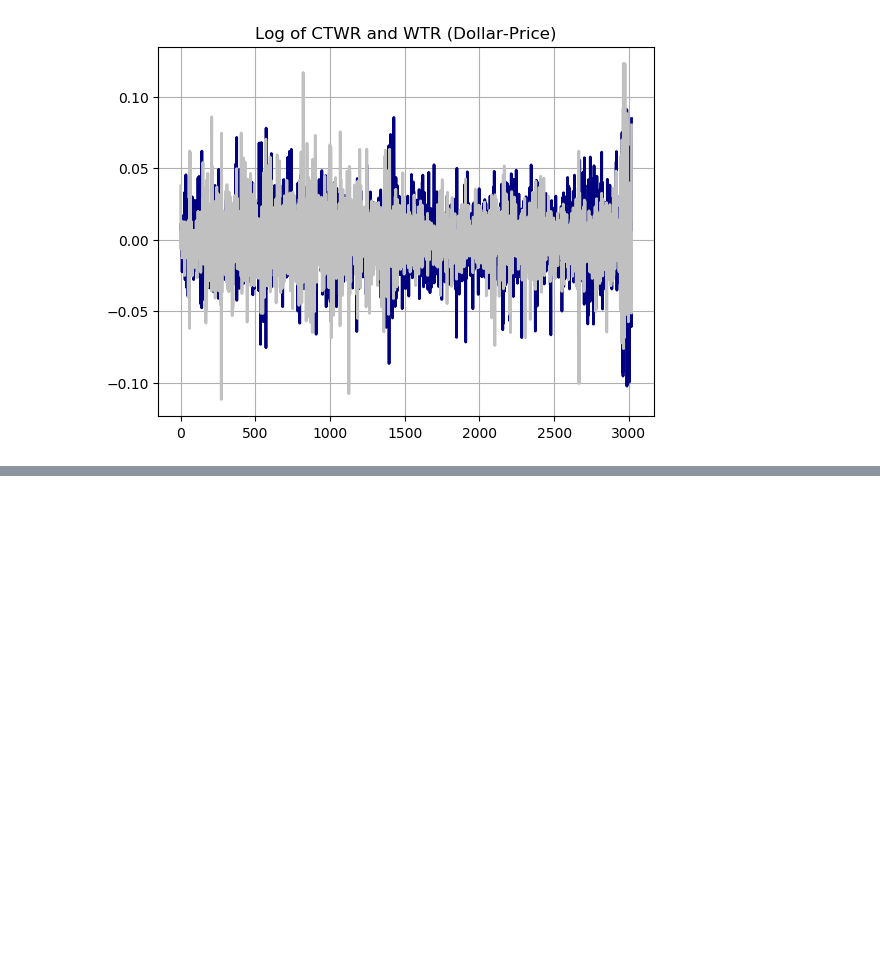
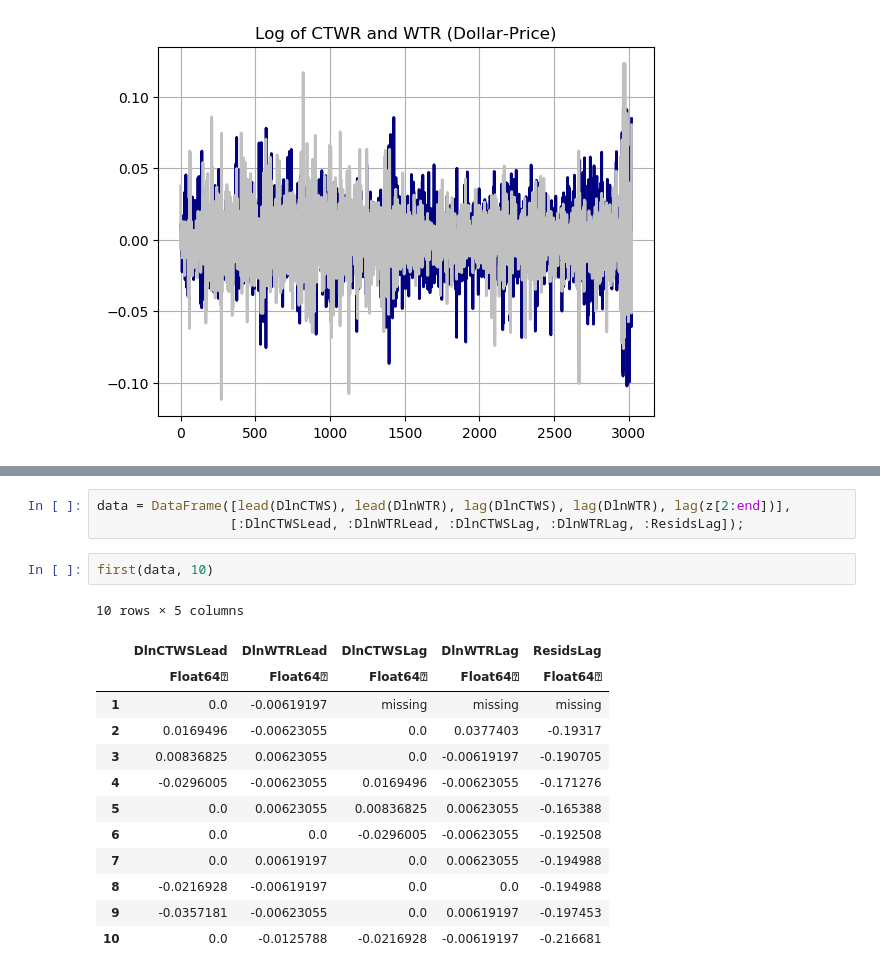
Before and after one commit to AlexOllerton/FinancialEconometics, a Jupyter notebook: Project I (Pair Trading).ipynb, the cells around one changed output, grey strips where cells are left out. Drawn from its saved outputs; the diff is of its cells as text; blank space fills up the shorter version.

```diff
--- a/Project I (Pair Trading).ipynb
+++ b/Project I (Pair Trading).ipynb
@@ -193,0 +223,19 @@ plt.grid(true);
+# %%
+data = DataFrame([lead(DlnCTWS), lead(DlnWTR), lag(DlnCTWS), lag(DlnWTR), lag(z[2:end])],
+                 [:DlnCTWSLead, :DlnWTRLead, :DlnCTWSLag, :DlnWTRLag, :ResidsLag]);
+# %%
+first(data, 10)
+# %% [output]
+10 rows × 5 columns
+|  | DlnCTWSLead | DlnWTRLead | DlnCTWSLag | DlnWTRLag | ResidsLag |
+|  | Float64⍰ | Float64⍰ | Float64⍰ | Float64⍰ | Float64⍰ |
+| 1 | 0.0 | -0.00619197 | missing | missing | missing |
+| 2 | 0.0169496 | -0.00623055 | 0.0 | 0.0377403 | -0.19317 |
+| 3 | 0.00836825 | 0.00623055 | 0.0 | -0.00619197 | -0.190705 |
+| 4 | -0.0296005 | -0.00623055 | 0.0169496 | -0.00623055 | -0.171276 |
+| 5 | 0.0 | 0.00623055 | 0.00836825 | 0.00623055 | -0.165388 |
+| 6 | 0.0 | 0.0 | -0.0296005 | -0.00623055 | -0.192508 |
+| 7 | 0.0 | 0.00619197 | 0.0 | 0.00623055 | -0.194988 |
+| 8 | -0.0216928 | -0.00619197 | 0.0 | 0.0 | -0.194988 |
+| 9 | -0.0357181 | -0.00623055 | 0.0 | 0.00619197 | -0.197453 |
+| 10 | 0.0 | -0.0125788 | -0.0216928 | -0.00619197 | -0.216681 |
```
Also changed, not shown: parts of 6 cells of this notebook.
